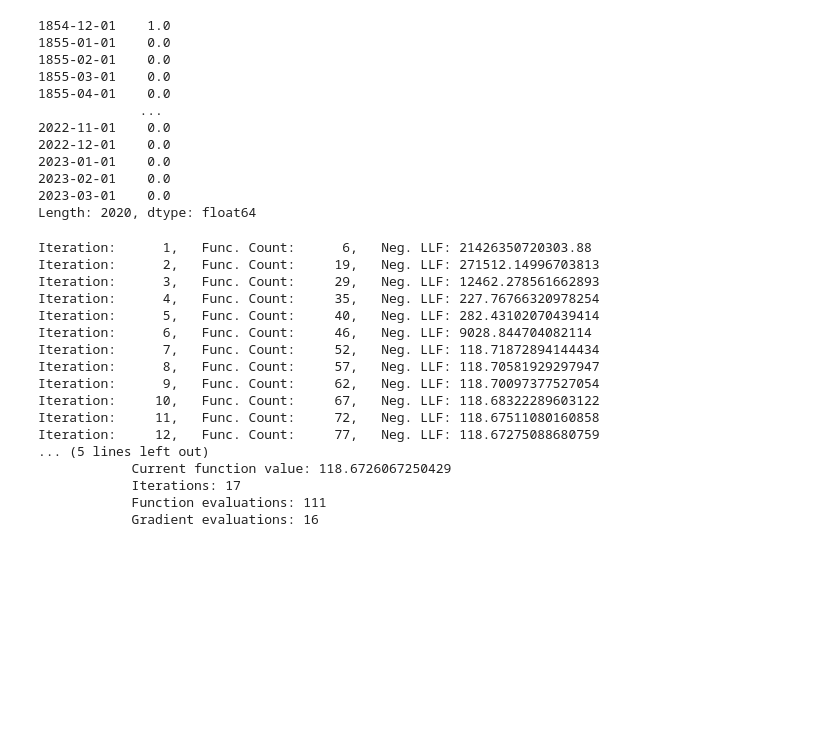
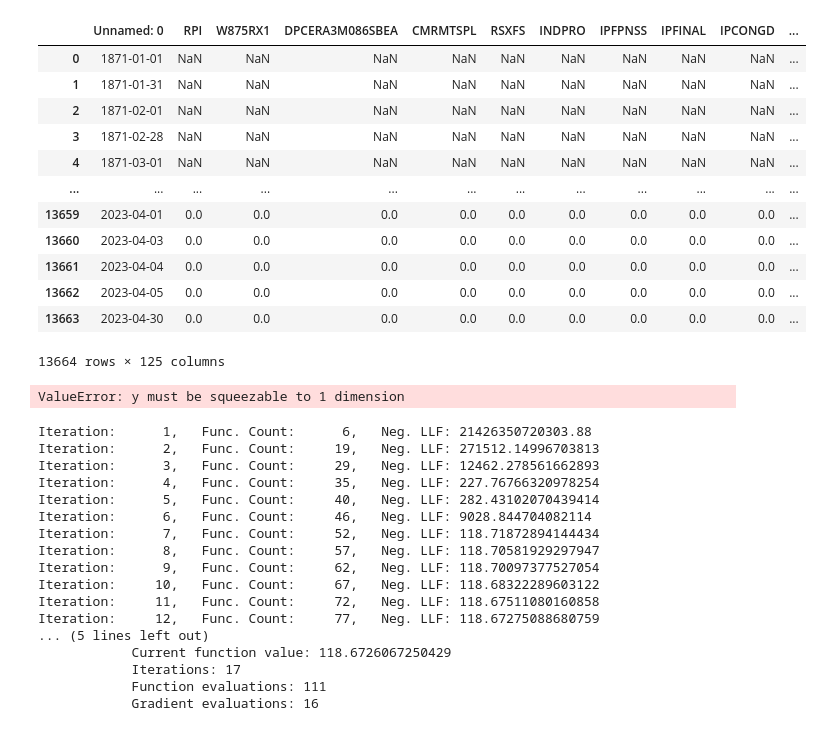
Before and after one commit to AmineMahdioui/projet-de-fin-d-annee, a Jupyter notebook: garch.ipynb, the cells around one changed output. Drawn from its saved outputs; the diff is of its cells as text; code cells hidden in the pictures; blank space fills up the shorter version.

```diff
--- a/garch.ipynb
+++ b/garch.ipynb
@@ -20,23 +5,26 @@ from arch import arch_model
 from fredapi import Fred
 # %%
 fred = Fred(api_key='6cc00d6dd7a79e8de471491dc74cc1fe')
-df=fred.get_series('USREC')
+df=pd.read_csv('Data\Transformed HistoricalVariables.csv')
 df
 # %% [output]
+|  | Unnamed: 0 | RPI | W875RX1 | DPCERA3M086SBEA | CMRMTSPL | RSXFS | INDPRO | IPFPNSS | IPFINAL | IPCONGD | ... |
+| 0 | 1871-01-01 | NaN | NaN | NaN | NaN | NaN | NaN | NaN | NaN | NaN | ... |
+| 1 | 1871-01-31 | NaN | NaN | NaN | NaN | NaN | NaN | NaN | NaN | NaN | ... |
+| 2 | 1871-02-01 | NaN | NaN | NaN | NaN | NaN | NaN | NaN | NaN | NaN | ... |
+| 3 | 1871-02-28 | NaN | NaN | NaN | NaN | NaN | NaN | NaN | NaN | NaN | ... |
+| 4 | 1871-03-01 | NaN | NaN | NaN | NaN | NaN | NaN | NaN | NaN | NaN | ... |
+| ... | ... | ... | ... | ... | ... | ... | ... | ... | ... | ... | ... |
+| 13659 | 2023-04-01 | 0.0 | 0.0 | 0.0 | 0.0 | 0.0 | 0.0 | 0.0 | 0.0 | 0.0 | ... |
+| 13660 | 2023-04-03 | 0.0 | 0.0 | 0.0 | 0.0 | 0.0 | 0.0 | 0.0 | 0.0 | 0.0 | ... |
+| 13661 | 2023-04-04 | 0.0 | 0.0 | 0.0 | 0.0 | 0.0 | 0.0 | 0.0 | 0.0 | 0.0 | ... |
+| 13662 | 2023-04-05 | 0.0 | 0.0 | 0.0 | 0.0 | 0.0 | 0.0 | 0.0 | 0.0 | 0.0 | ... |
+| 13663 | 2023-04-30 | 0.0 | 0.0 | 0.0 | 0.0 | 0.0 | 0.0 | 0.0 | 0.0 | 0.0 | ... |
-1854-12-01    1.0
-1855-01-01    0.0
-1855-02-01    0.0
-1855-03-01    0.0
-1855-04-01    0.0
-             ...
-2022-11-01    0.0
-2022-12-01    0.0
-2023-01-01    0.0
-2023-02-01    0.0
-2023-03-01    0.0
-Length: 2020, dtype: float64
+13664 rows × 125 columns
 # %%
-model = arch_model(df, mean="constant", vol="GARCH", p=1, q=1)
+model = arch_model(df, vol="GARCH", p=1, q=1)
+# %% [output]
+ValueError: y must be squeezable to 1 dimension
 # %%
 results = model.fit()
 # %% [output]
```
Also changed, not shown: parts of 1 cell of this notebook, 3 other files.
